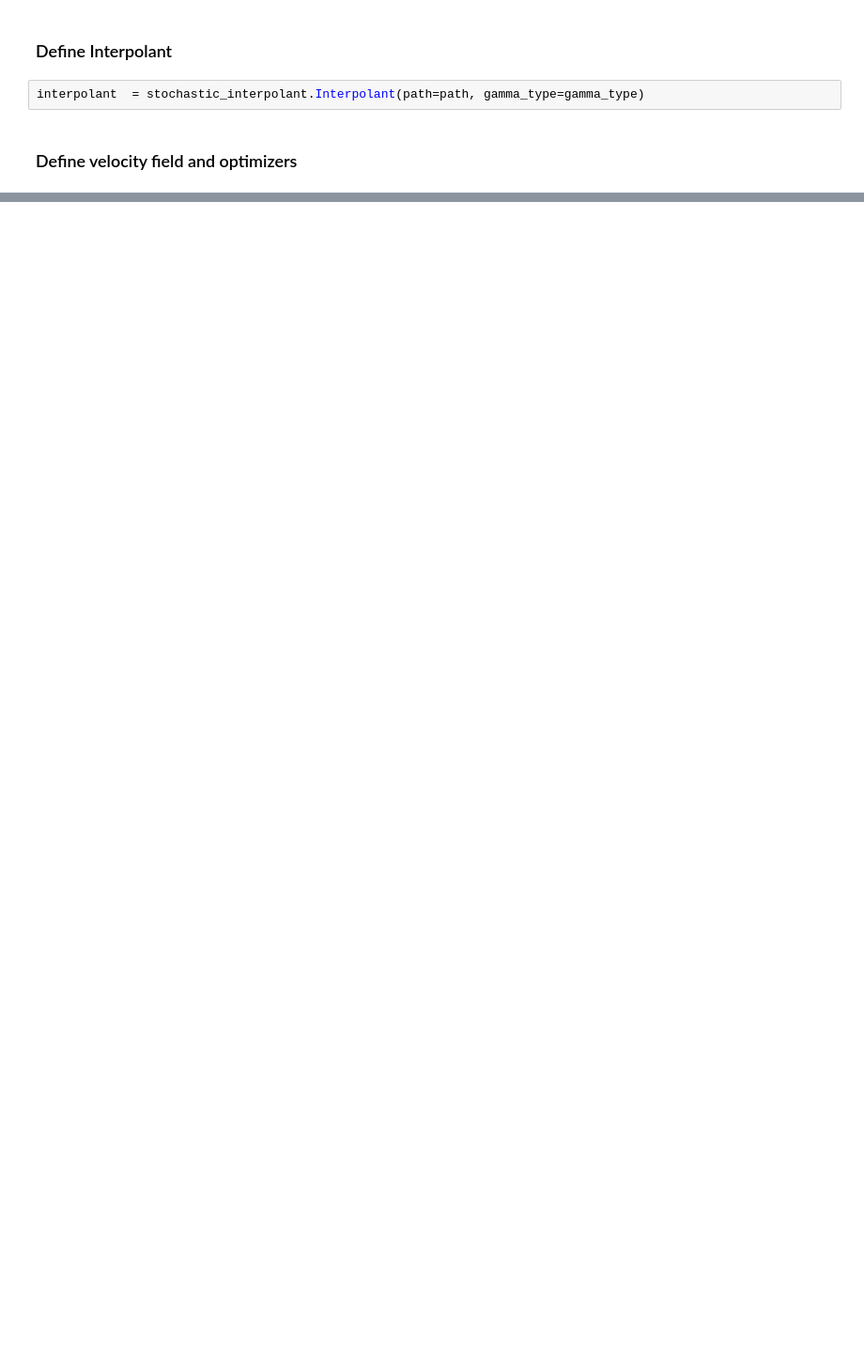
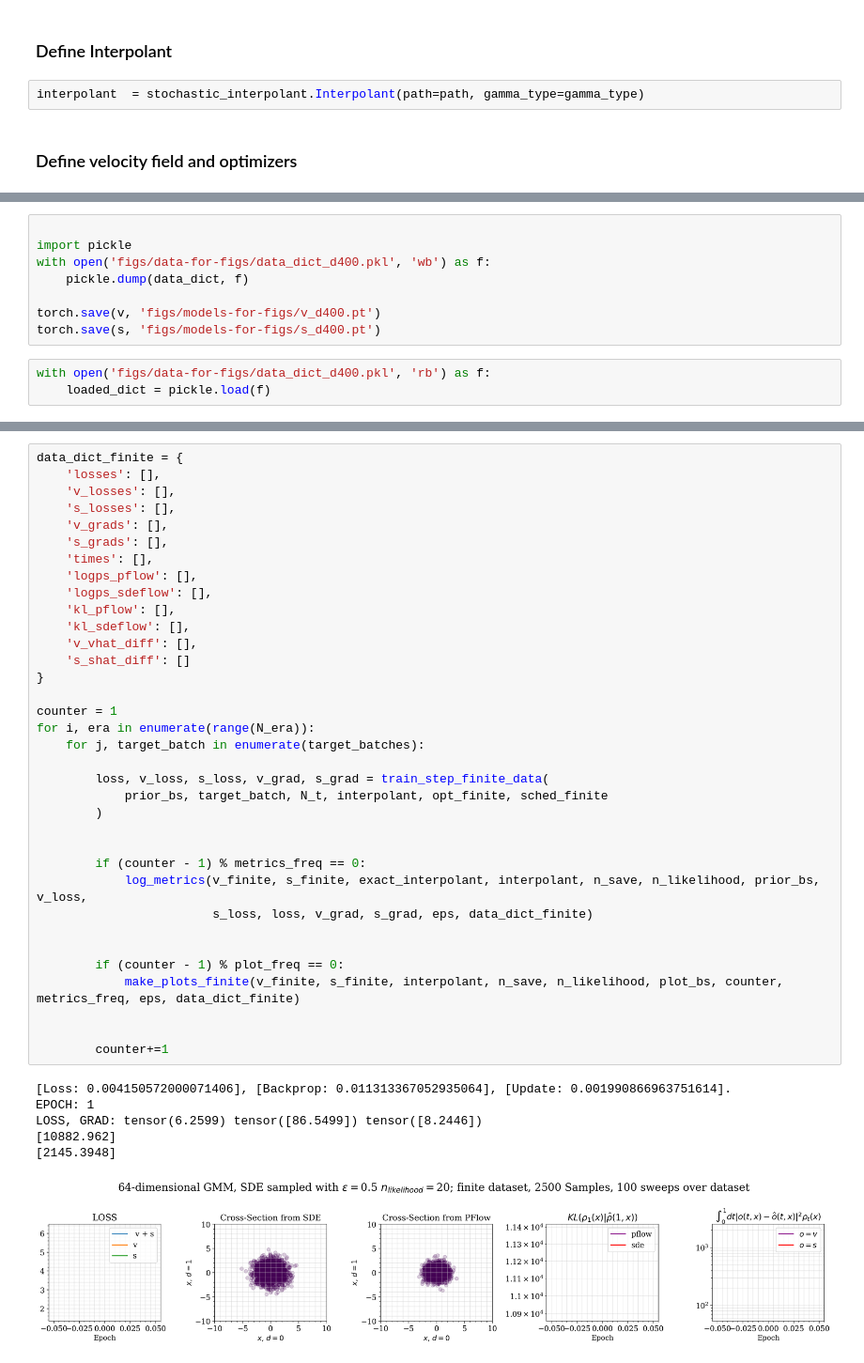
Before and after one commit to malbergo/stochastic-interpolants, a Jupyter notebook: notebooks/learn-gmm-arbD.ipynb, the cells around one changed output, grey strips where cells are left out. Shown at 94% size. Cells and saved outputs as stored; diff of their text form; blank space fills up the shorter version.

```diff
--- a/notebooks/learn-gmm-arbD.ipynb
+++ b/notebooks/learn-gmm-arbD.ipynb
@@ -460,3 +558,14 @@ for i, era in enumerate(range(N_era)):
 
 
         counter+=1
+# %%
+
+import pickle
+with open('figs/data-for-figs/data_dict_d400.pkl', 'wb') as f:
+    pickle.dump(data_dict, f)
+
+torch.save(v, 'figs/models-for-figs/v_d400.pt')
+torch.save(s, 'figs/models-for-figs/s_d400.pt')
+# %%
+with open('figs/data-for-figs/data_dict_d400.pkl', 'rb') as f:
+    loaded_dict = pickle.load(f)
@@ -462,0 +668,42 @@ for i, era in enumerate(range(N_era)):
+# %%
+data_dict_finite = {
+    'losses': [],
+    'v_losses': [],
+    's_losses': [],
+    'v_grads': [],
+    's_grads': [],
+    'times': [],
+    'logps_pflow': [],
+    'logps_sdeflow': [],
+    'kl_pflow': [],
+    'kl_sdeflow': [],
+    'v_vhat_diff': [],
+    's_shat_diff': []
+}
+
+counter = 1
+for i, era in enumerate(range(N_era)):
+    for j, target_batch in enumerate(target_batches):
+
+        loss, v_loss, s_loss, v_grad, s_grad = train_step_finite_data(
+            prior_bs, target_batch, N_t, interpolant, opt_finite, sched_finite
+        )
+
+
+        if (counter - 1) % metrics_freq == 0:
+            log_metrics(v_finite, s_finite, exact_interpolant, interpolant, n_save, n_likelihood, prior_bs, v_loss,
+                        s_loss, loss, v_grad, s_grad, eps, data_dict_finite)
+
+
+        if (counter - 1) % plot_freq == 0:
+            make_plots_finite(v_finite, s_finite, interpolant, n_save, n_likelihood, plot_bs, counter, metrics_freq, eps, data_dict_finite)
+
+
+        counter+=1
+# %% [output]
+[Loss: 0.004150572000071406], [Backprop: 0.011313367052935064], [Update: 0.001990866963751614].
+EPOCH: 1
+LOSS, GRAD: tensor(6.2599) tensor([86.5499]) tensor([8.2446])
+[10882.962]
+[2145.3948]
+[figure, added]
```
Also changed, not shown: parts of 25 cells of this notebook.
